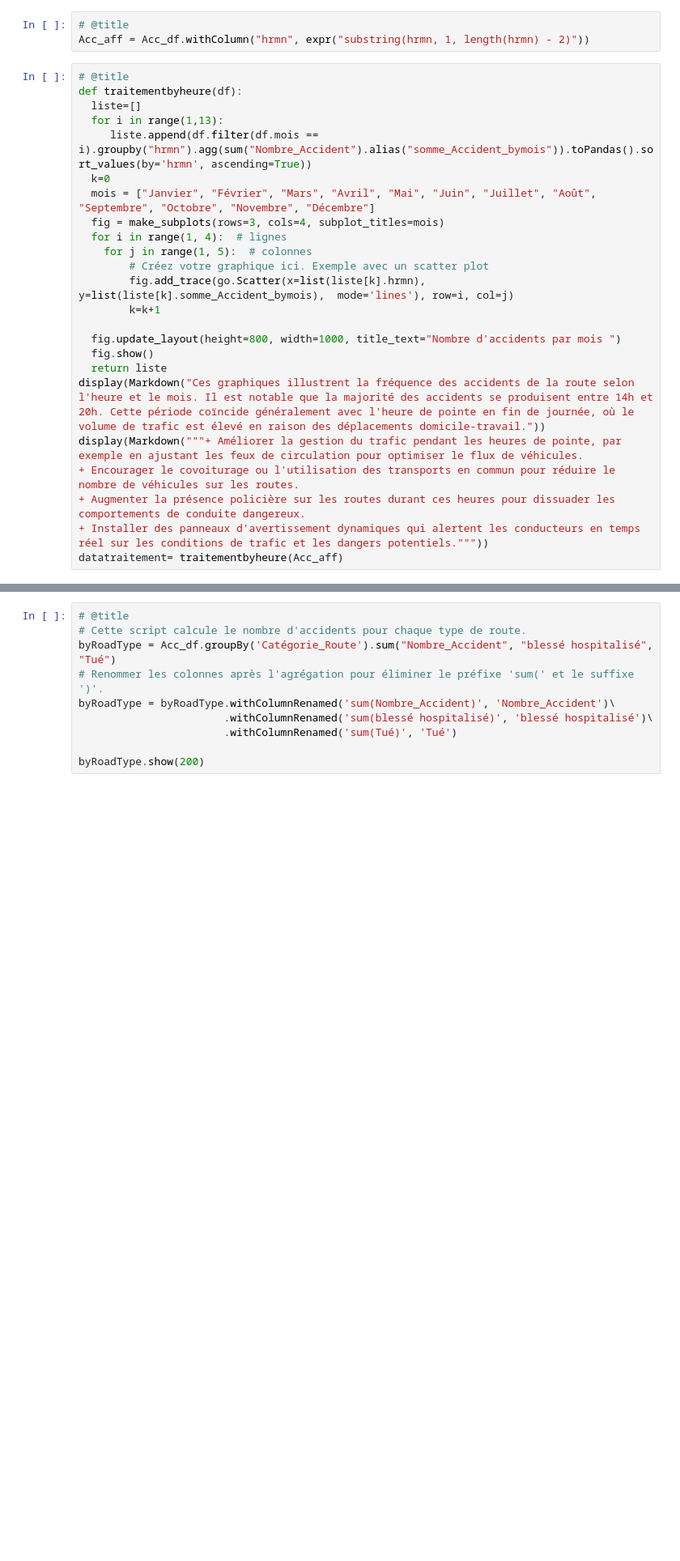
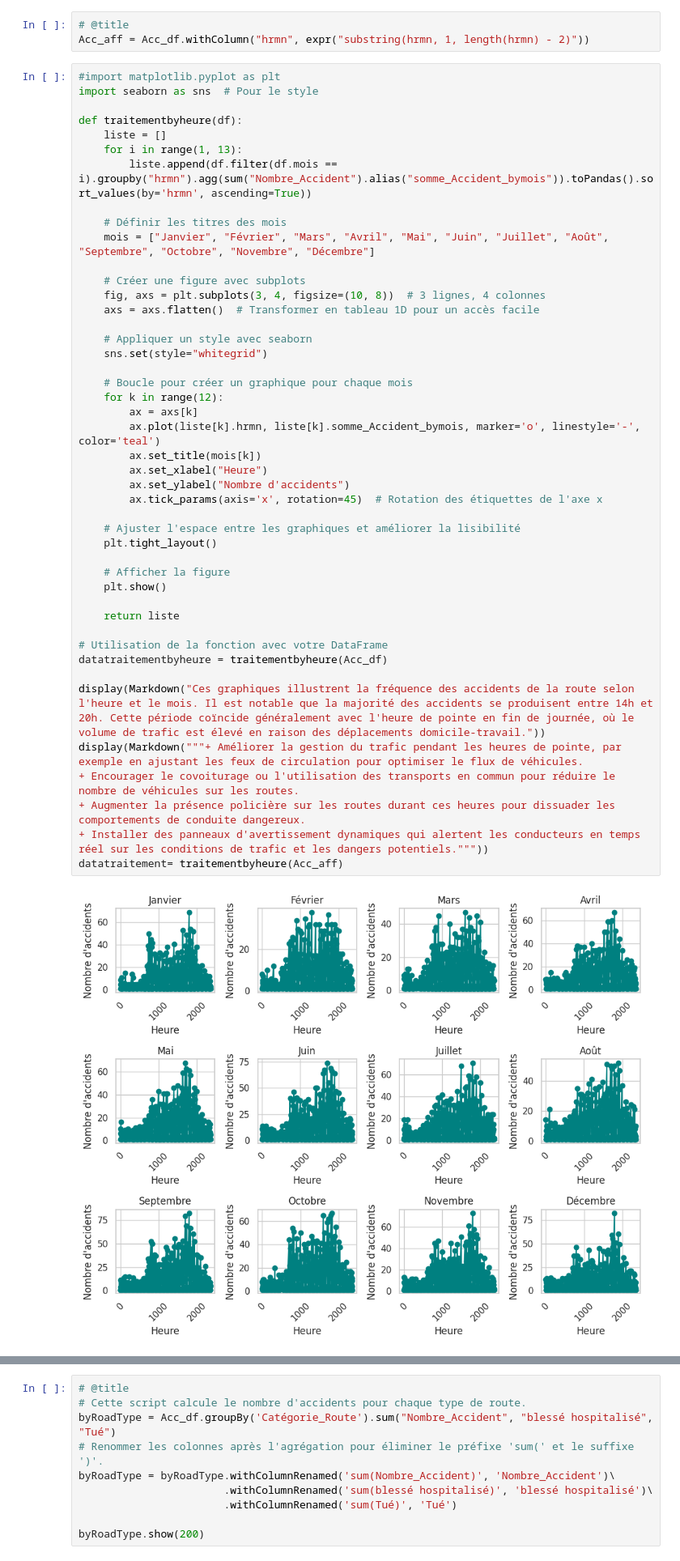
Before and after one commit to Chaanani/Analyse_Traffic_in_France, a Jupyter notebook: Analyse_Traffic_by_Spark.ipynb, the cells around one changed output, grey strips where cells are left out. Shown at 81% size. Cells and saved outputs as stored; diff of their text form; blank space fills up the shorter version.

```diff
--- a/Analyse_Traffic_by_Spark.ipynb
+++ b/Analyse_Traffic_by_Spark.ipynb
@@ -242,30 +247,52 @@ Ces graphiques illustrent la tendance mensuelle des accidents de la route. Il es
 # @title
 Acc_aff = Acc_df.withColumn("hrmn", expr("substring(hrmn, 1, length(hrmn) - 2)"))
 # %%
-# @title
+#import matplotlib.pyplot as plt
+import seaborn as sns  # Pour le style
+
 def traitementbyheure(df):
-  liste=[]
-  for i in range(1,13):
-     liste.append(df.filter(df.mois == i).groupby("hrmn").agg(sum("Nombre_Accident").alias("somme_Accident_bymois")).toPandas().sort_values(by='hrmn', ascending=True))
-  k=0
-  mois = ["Janvier", "Février", "Mars", "Avril", "Mai", "Juin", "Juillet", "Août", "Septembre", "Octobre", "Novembre", "Décembre"]
-  fig = make_subplots(rows=3, cols=4, subplot_titles=mois)
-  for i in range(1, 4):  # lignes
-    for j in range(1, 5):  # colonnes
-        # Créez votre graphique ici. Exemple avec un scatter plot
-        fig.add_trace(go.Scatter(x=list(liste[k].hrmn), y=list(liste[k].somme_Accident_bymois),  mode='lines'), row=i, col=j)
-        k=k+1
+    liste = []
+    for i in range(1, 13):
+        liste.append(df.filter(df.mois == i).groupby("hrmn").agg(sum("Nombre_Accident").alias("somme_Accident_bymois")).toPandas().sort_values(by='hrmn', ascending=True))
 
-  fig.update_layout(height=800, width=1000, title_text="Nombre d'accidents par mois ")
-  fig.show()
-  return liste
+    # Définir les titres des mois
+    mois = ["Janvier", "Février", "Mars", "Avril", "Mai", "Juin", "Juillet", "Août", "Septembre", "Octobre", "Novembre", "Décembre"]
+
+    # Créer une figure avec subplots
+    fig, axs = plt.subplots(3, 4, figsize=(10, 8))  # 3 lignes, 4 colonnes
+    axs = axs.flatten()  # Transformer en tableau 1D pour un accès facile
+
+    # Appliquer un style avec seaborn
+    sns.set(style="whitegrid")
+
+    # Boucle pour créer un graphique pour chaque mois
+    for k in range(12):
+        ax = axs[k]
+        ax.plot(liste[k].hrmn, liste[k].somme_Accident_bymois, marker='o', linestyle='-', color='teal')
+        ax.set_title(mois[k])
+        ax.set_xlabel("Heure")
+        ax.set_ylabel("Nombre d'accidents")
+        ax.tick_params(axis='x', rotation=45)  # Rotation des étiquettes de l'axe x
+
+    # Ajuster l'espace entre les graphiques et améliorer la lisibilité
+    plt.tight_layout()
+
+    # Afficher la figure
+    plt.show()
+
+    return liste
+
+# Utilisation de la fonction avec votre DataFrame
+datatraitementbyheure = traitementbyheure(Acc_df)
+
 display(Markdown("Ces graphiques illustrent la fréquence des accidents de la route selon l'heure et le mois. Il est notable que la majorité des accidents se produisent entre 14h et 20h. Cette période coïncide généralement avec l'heure de pointe en fin de journée, où le volume de trafic est élevé en raison des déplacements domicile-travail."))
 display(Markdown("""+ Améliorer la gestion du trafic pendant les heures de pointe, par exemple en ajustant les feux de circulation pour optimiser le flux de véhicules.
 + Encourager le covoiturage ou l'utilisation des transports en commun pour réduire le nombre de véhicules sur les routes.
 + Augmenter la présence policière sur les routes durant ces heures pour dissuader les comportements de conduite dangereux.
 + Installer des panneaux d'avertissement dynamiques qui alertent les conducteurs en temps réel sur les conditions de trafic et les dangers potentiels."""))
 datatraitement= traitementbyheure(Acc_aff)
 # %% [output]
+[figure, added]
 Ces graphiques illustrent la fréquence des accidents de la route selon l'heure et le mois. Il est notable que la majorité des accidents se produisent entre 14h et 20h. Cette période coïncide généralement avec l'heure de pointe en fin de journée, où le volume de trafic est élevé en raison des déplacements domicile-travail.
 + Améliorer la gestion du trafic pendant les heures de pointe, par exemple en ajustant les feux de circulation pour optimiser le flux de véhicules.
 + Encourager le covoiturage ou l'utilisation des transports en commun pour réduire le nombre de véhicules sur les routes.
```
Also changed, not shown: parts of 11 cells of this notebook.
